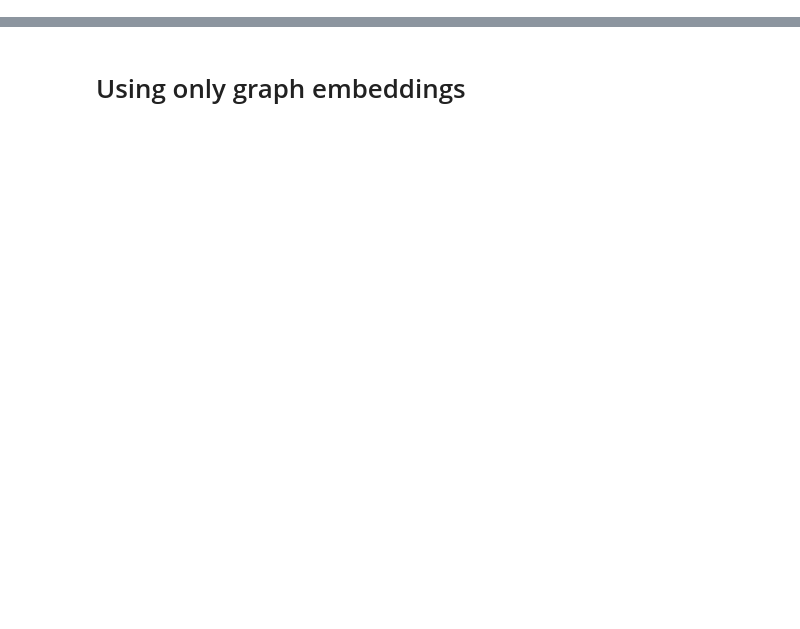
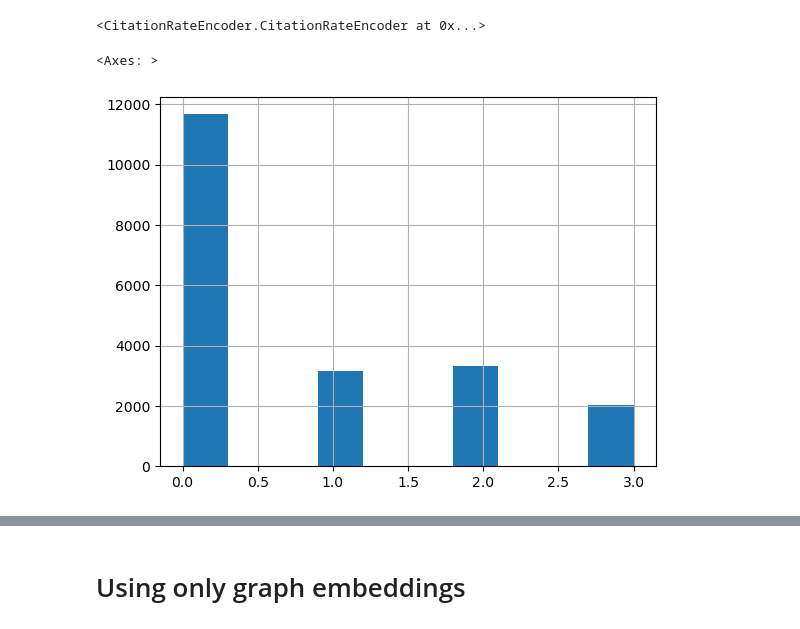
Before and after one commit to ArtemCh101/hse-sna-project, a Jupyter notebook: notebooks/gat.ipynb, the cells around one changed output, grey strips where cells are left out. Drawn from its saved outputs; the diff is of its cells as text; code cells hidden in the pictures; blank space fills up the shorter version.

```diff
--- a/notebooks/gat.ipynb
+++ b/notebooks/gat.ipynb
@@ -112,0 +15,7 @@ def prepare_text_embs(G, emb_file='embeddings_50.npy'):
+# %%
+from past_present_train_test_split import prepare_training_data
+from CitationRateEncoder import CitationRateEncoder
+
+g, df, (train, test) = prepare_training_data()
+df = df.drop(columns=['Date', 'Title', 'Authors', 'Abstract'])
+df.head()
@@ -112,0 +30,12 @@ def prepare_text_embs(G, emb_file='embeddings_50.npy'):
+# %%
+n_classes = 4
+encoder = CitationRateEncoder(n_classes)
+encoder.fit(g)
+# %% [output]
+<CitationRateEncoder.CitationRateEncoder at 0x...>
+# %%
+df['target'] = encoder.transform(df['target_citation_rate'])
+df['target'].hist()
+# %% [output]
+<Axes: >
+[figure, added]
```
Also changed, not shown: parts of 98 cells of this notebook, 6 other files.
